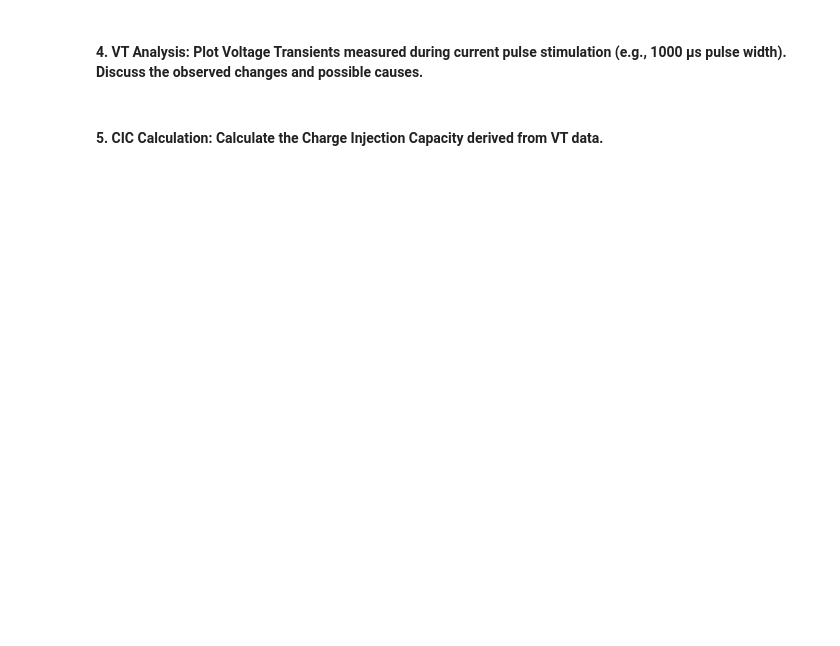
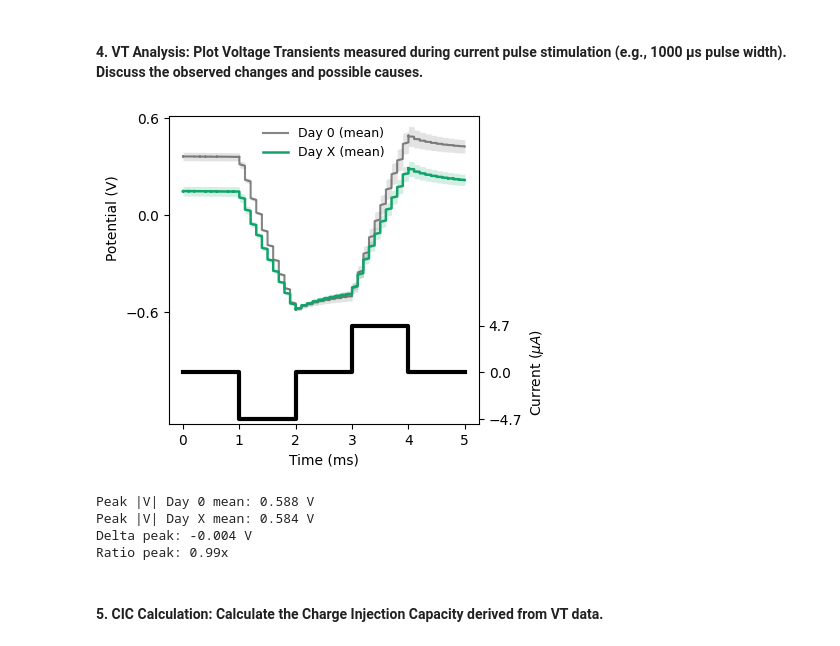
Before and after one commit to mohammadmundiwala/Flexible-Electronics, a Jupyter notebook: lab-5/data_analysis.ipynb, the cells around one changed output. Drawn from its saved outputs; the diff is of its cells as text; code cells hidden in the pictures; blank space fills up the shorter version.

Commit message:
lab-5 ananlysis first half

```diff
--- a/lab-5/data_analysis.ipynb
+++ b/lab-5/data_analysis.ipynb
@@ -15,2 +229,70 @@ lab 5 - testing our flexible microelectrode performance after 9 weeks of static
+# %%
+def extract_segment(dfs, col_time='Time/sec', col_v=' Potential/V', start=start, end=end):
+    seg_times = []
+    seg_volts = []
+    for d in dfs:
+        t = d[col_time].iloc[start:end].to_numpy()
+        v = d[col_v].iloc[start:end].to_numpy()
+        seg_times.append(t)
+        seg_volts.append(v)
+    # assume equal sampling; use first time vector
+    T = seg_times[0]
+    V = np.vstack(seg_volts)            # shape (n_channels, n_points)
+    return T, V
+
+t0, V0 = extract_segment(channels_cic)
+avg0 = V0.mean(axis=0)
+std0 = V0.std(axis=0)
+tX, VX = extract_segment(channels_cic_2)
+avgX = VX.mean(axis=0)
+stdX = VX.std(axis=0)
+# %%
+# Averaged VT (CIC) transient: Day 0 vs Day X
+start = 31_100
+end   = 31_600
+
+fig, (ax1, ax2) = plt.subplots(2, 1, figsize=(4,4), sharex=True,
+                               gridspec_kw={'height_ratios':[2,1], 'hspace':0})
+
+ax1.plot(t0*1e3, avg0, color='#444444', lw=1.5, label='Day 0 (mean)', alpha=0.65)
+ax1.fill_between(t0*1e3, avg0-std0, avg0+std0, color='#444444', alpha=0.15, lw=0)
+
+ax1.plot(tX*1e3, avgX, color="#11a369", lw=1.8, label='Day X (mean)')
+ax1.fill_between(tX*1e3, avgX-stdX, avgX+stdX, color="#11a3697e", alpha=0.18, lw=0)
+
+ax1.set_ylabel('Potential (V)')
+ax1.set_yticks([-0.6, 0, 0.6])
+ax1.legend(frameon=False, fontsize=9)
+ax1.spines['bottom'].set_visible(False)
+
+t = np.array([311, 312, 313, 314, 315, 316])  # ms
+I = np.array([0, -4.7, 0, 4.7, 0, 0]) # example
+ax2.step(t, I, where='post', color='k', linewidth=3)
+ax2.set_xlabel('Time (ms)')
+ax2.set_ylabel(r'Current ($\mu A$)')
+ax2.yaxis.tick_right()
+ax2.yaxis.set_label_position("right")
+# ax2.set_ylim(-8.3, 8.3)
+ax2.set_yticks([-4.7, 0, 4.7])
+# ax2.set_xticks([0, 100, 200, 300, 400, 500, 600])
+ax2.set_xticklabels([0, 0, 1, 2, 3, 4, 5])
+ax2.spines['top'].set_visible(False)
+plt.show()
+
+# fig.savefig('figs/cic_transient_dayx.pdf', dpi=300, bbox_inches='tight')
+# %% [output]
+[figure, added]
+# %%
+v0_pk = np.max(np.abs(avg0))
+vx_pk = np.max(np.abs(avgX))
+print(f"Peak |V| Day 0 mean: {v0_pk:.3f} V")
+print(f"Peak |V| Day X mean: {vx_pk:.3f} V")
+print(f"Delta peak: {vx_pk - v0_pk:+.3f} V")
+print(f"Ratio peak: {vx_pk / v0_pk:.2f}x")
+# %% [output]
+Peak |V| Day 0 mean: 0.588 V
+Peak |V| Day X mean: 0.584 V
+Delta peak: -0.004 V
+Ratio peak: 0.99x
 # %% [markdown]
 #### 5. CIC Calculation: Calculate the Charge Injection Capacity derived from VT data.
```
Also changed, not shown: parts of 10 cells of this notebook, 7 other files.
